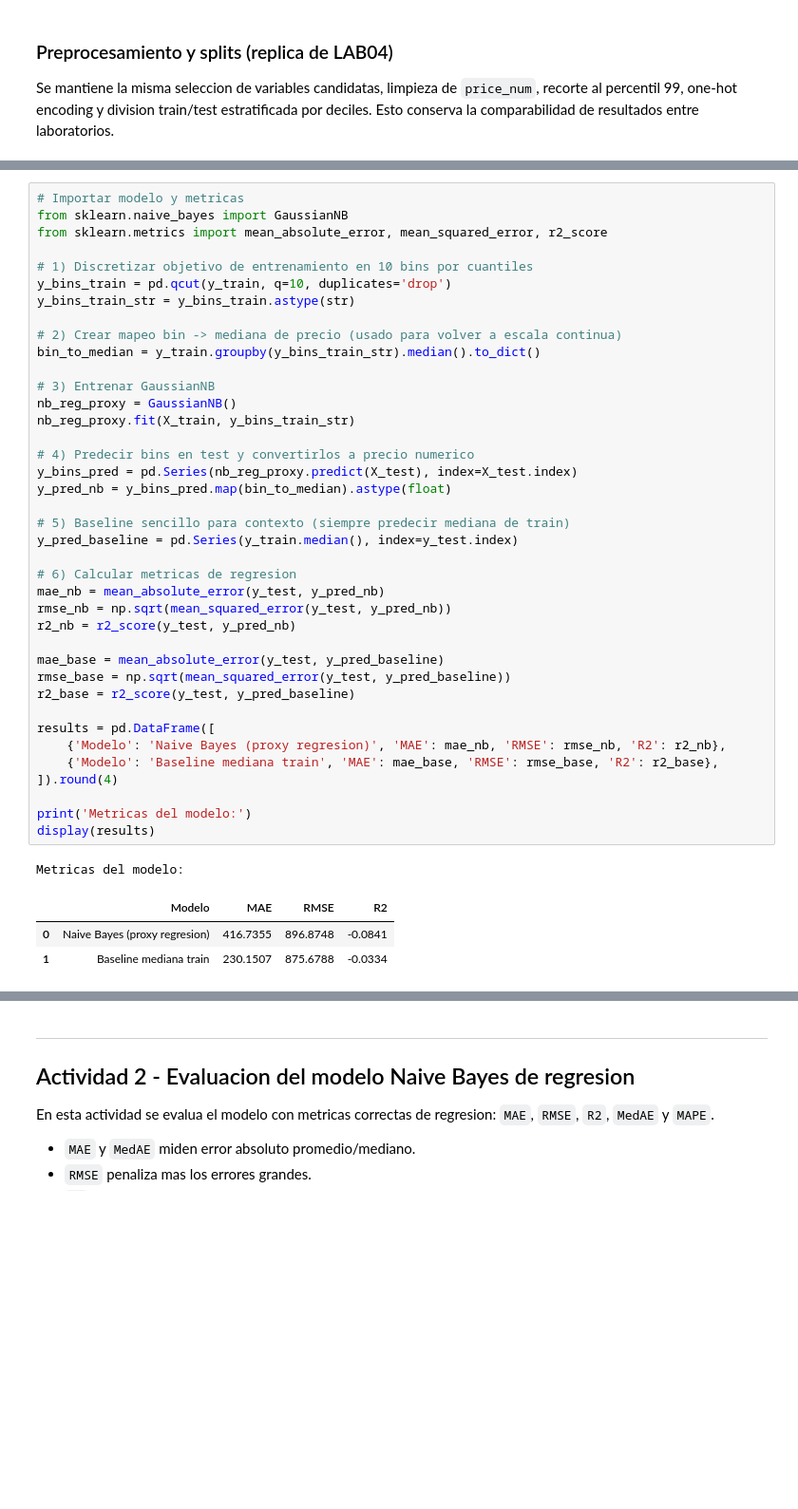
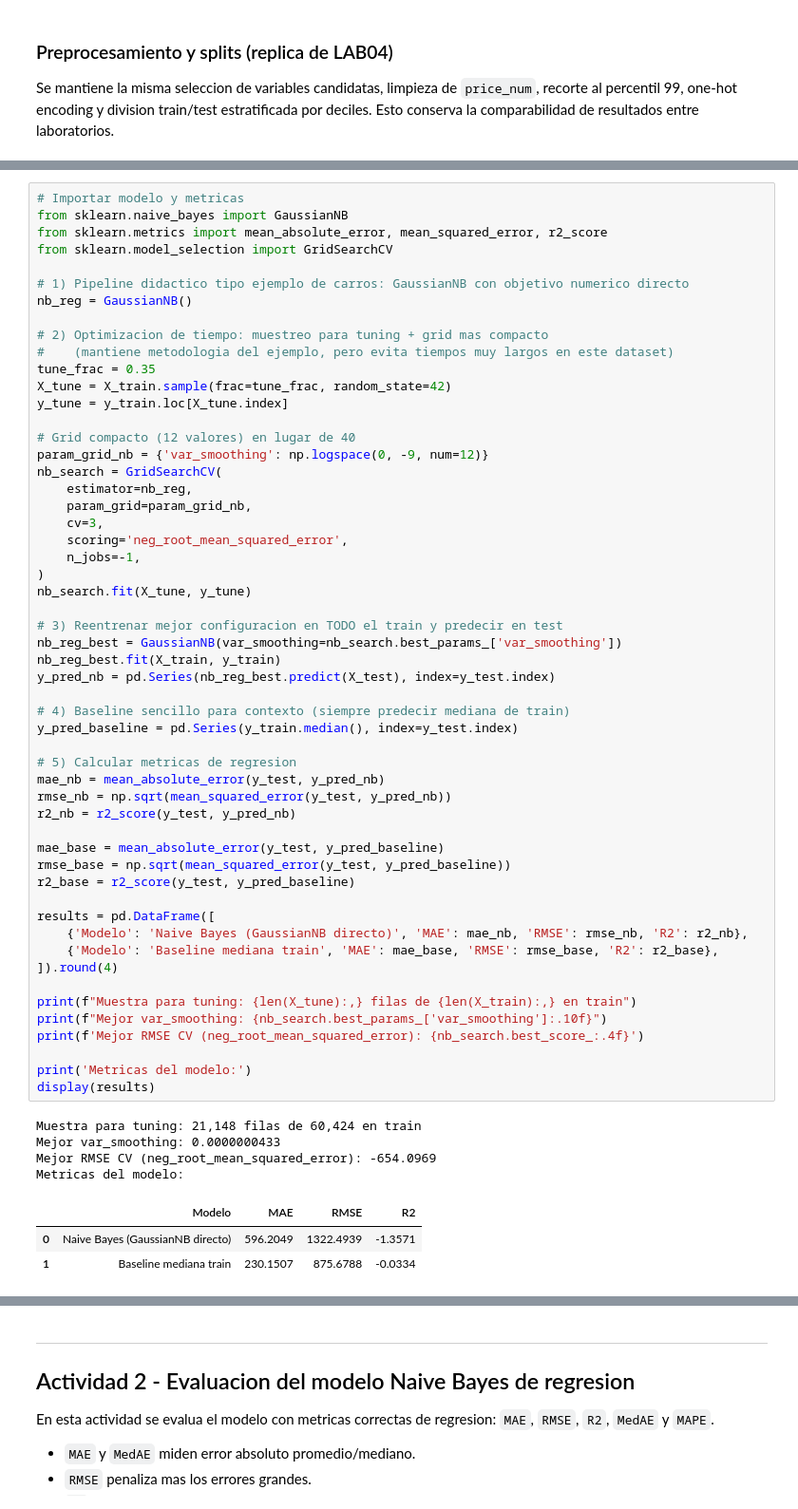
Before and after one commit to jcdiegolopez/MD-LAB05, a Jupyter notebook: main.ipynb, the cells around one changed output, grey strips where cells are left out. Shown at 95% size. Cells and saved outputs as stored; diff of their text form; blank space fills up the shorter version.

```diff
--- a/main.ipynb
+++ b/main.ipynb
@@ -122,46 +124,64 @@ Se discretiza `y_train` en 10 bins por cuantiles. Luego `GaussianNB` predice el
 # %%
 # Importar modelo y metricas
 from sklearn.naive_bayes import GaussianNB
 from sklearn.metrics import mean_absolute_error, mean_squared_error, r2_score
+from sklearn.model_selection import GridSearchCV
 
-# 1) Discretizar objetivo de entrenamiento en 10 bins por cuantiles
-y_bins_train = pd.qcut(y_train, q=10, duplicates='drop')
-y_bins_train_str = y_bins_train.astype(str)
+# 1) Pipeline didactico tipo ejemplo de carros: GaussianNB con objetivo numerico directo
+nb_reg = GaussianNB()
 
-# 2) Crear mapeo bin -> mediana de precio (usado para volver a escala continua)
-bin_to_median = y_train.groupby(y_bins_train_str).median().to_dict()
+# 2) Optimizacion de tiempo: muestreo para tuning + grid mas compacto
+#    (mantiene metodologia del ejemplo, pero evita tiempos muy largos en este dataset)
+tune_frac = 0.35
+X_tune = X_train.sample(frac=tune_frac, random_state=42)
+y_tune = y_train.loc[X_tune.index]
 
-# 3) Entrenar GaussianNB
-nb_reg_proxy = GaussianNB()
-nb_reg_proxy.fit(X_train, y_bins_train_str)
+# Grid compacto (12 valores) en lugar de 40
+param_grid_nb = {'var_smoothing': np.logspace(0, -9, num=12)}
+nb_search = GridSearchCV(
+    estimator=nb_reg,
+    param_grid=param_grid_nb,
+    cv=3,
+    scoring='neg_root_mean_squared_error',
+    n_jobs=-1,
+)
+nb_search.fit(X_tune, y_tune)
 
-# 4) Predecir bins en test y convertirlos a precio numerico
-y_bins_pred = pd.Series(nb_reg_proxy.predict(X_test), index=X_test.index)
-y_pred_nb = y_bins_pred.map(bin_to_median).astype(float)
+# 3) Reentrenar mejor configuracion en TODO el train y predecir en test
+nb_reg_best = GaussianNB(var_smoothing=nb_search.best_params_['var_smoothing'])
+nb_reg_best.fit(X_train, y_train)
+y_pred_nb = pd.Series(nb_reg_best.predict(X_test), index=y_test.index)
 
-# 5) Baseline sencillo para contexto (siempre predecir mediana de train)
+# 4) Baseline sencillo para contexto (siempre predecir mediana de train)
 y_pred_baseline = pd.Series(y_train.median(), index=y_test.index)
 
-# 6) Calcular metricas de regresion
+# 5) Calcular metricas de regresion
 mae_nb = mean_absolute_error(y_test, y_pred_nb)
 rmse_nb = np.sqrt(mean_squared_error(y_test, y_pred_nb))
 r2_nb = r2_score(y_test, y_pred_nb)
 
 mae_base = mean_absolute_error(y_test, y_pred_baseline)
 rmse_base = np.sqrt(mean_squared_error(y_test, y_pred_baseline))
 r2_base = r2_score(y_test, y_pred_baseline)
 
 results = pd.DataFrame([
-    {'Modelo': 'Naive Bayes (proxy regresion)', 'MAE': mae_nb, 'RMSE': rmse_nb, 'R2': r2_nb},
+    {'Modelo': 'Naive Bayes (GaussianNB directo)', 'MAE': mae_nb, 'RMSE': rmse_nb, 'R2': r2_nb},
     {'Modelo': 'Baseline mediana train', 'MAE': mae_base, 'RMSE': rmse_base, 'R2': r2_base},
 ]).round(4)
 
+print(f"Muestra para tuning: {len(X_tune):,} filas de {len(X_train):,} en train")
+print(f"Mejor var_smoothing: {nb_search.best_params_['var_smoothing']:.10f}")
+print(f'Mejor RMSE CV (neg_root_mean_squared_error): {nb_search.best_score_:.4f}')
+
 print('Metricas del modelo:')
 display(results)
 # %% [output]
+Muestra para tuning: 21,148 filas de 60,424 en train
+Mejor var_smoothing: 0.0000000433
+Mejor RMSE CV (neg_root_mean_squared_error): -654.0969
 Metricas del modelo:
 |  | Modelo | MAE | RMSE | R2 |
-| 0 | Naive Bayes (proxy regresion) | 416.7355 | 896.8748 | -0.0841 |
+| 0 | Naive Bayes (GaussianNB directo) | 596.2049 | 1322.4939 | -1.3571 |
 | 1 | Baseline mediana train | 230.1507 | 875.6788 | -0.0334 |
 # %% [markdown]
 ### Analisis de resultados
```
Also changed, not shown: parts of 14 cells of this notebook, 1 other file.
